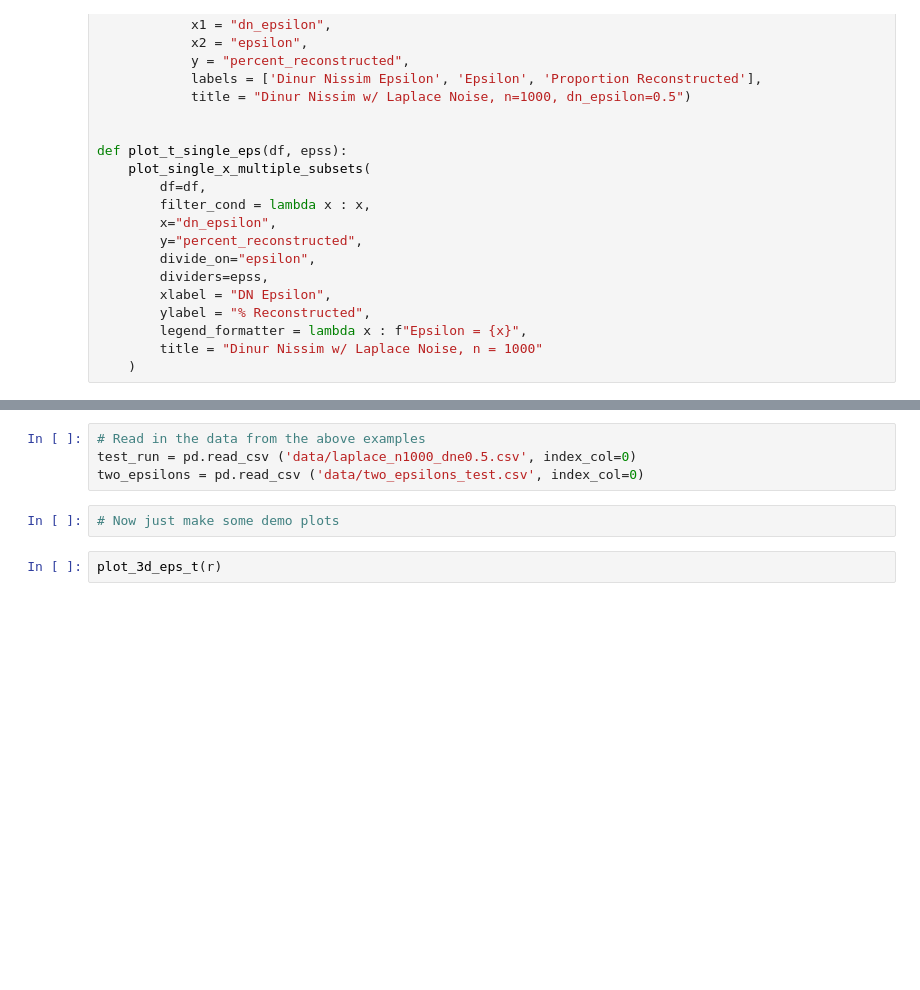
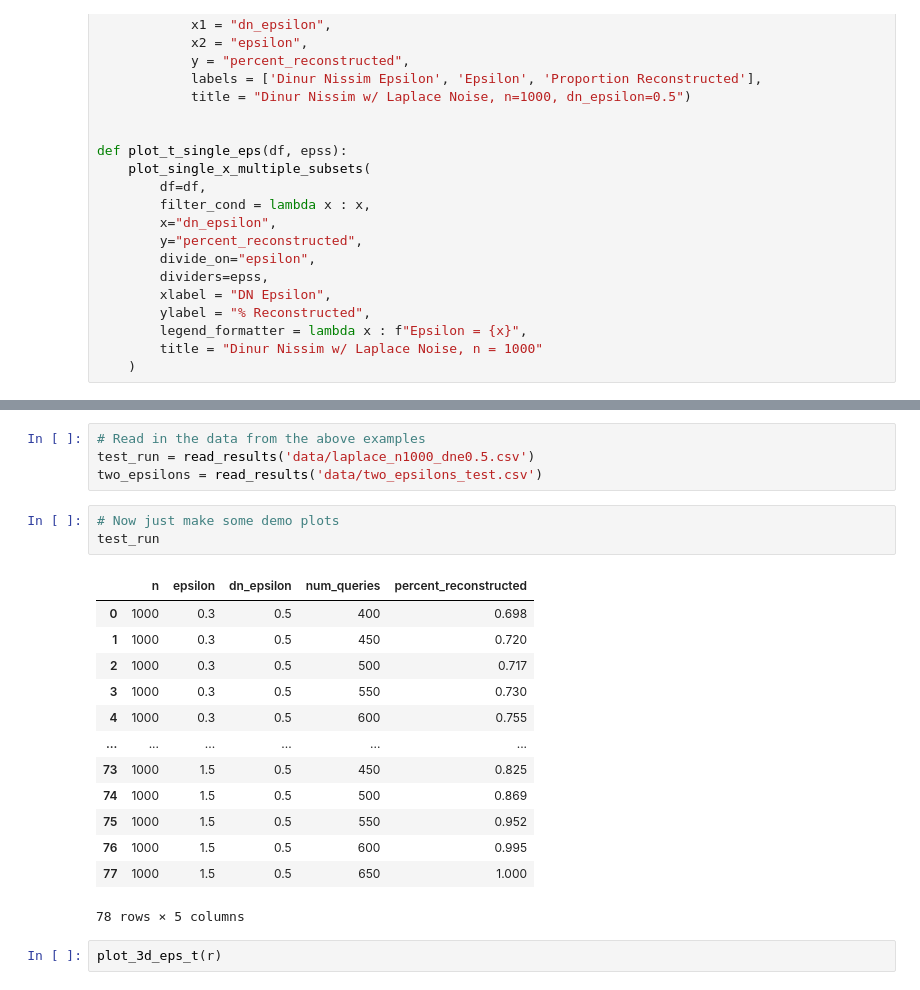
Before and after one commit to mgul999/cs226finalproject, a Jupyter notebook: 226 final project.ipynb, the cells around one changed output, grey strips where cells are left out. Drawn from its saved outputs; the diff is of its cells as text; blank space fills up the shorter version.

```diff
--- a/226 final project.ipynb
+++ b/226 final project.ipynb
@@ -282,9 +301,24 @@ def plot_t_single_eps(df, epss):
 # %%
 # Read in the data from the above examples
-test_run = pd.read_csv ('data/laplace_n1000_dne0.5.csv', index_col=0)
-two_epsilons = pd.read_csv ('data/two_epsilons_test.csv', index_col=0)
+test_run = read_results('data/laplace_n1000_dne0.5.csv')
+two_epsilons = read_results('data/two_epsilons_test.csv')
 # %%
 # Now just make some demo plots
+test_run
+# %% [output]
+|  | n | epsilon | dn_epsilon | num_queries | percent_reconstructed |
+| 0 | 1000 | 0.3 | 0.5 | 400 | 0.698 |
+| 1 | 1000 | 0.3 | 0.5 | 450 | 0.720 |
+| 2 | 1000 | 0.3 | 0.5 | 500 | 0.717 |
+| 3 | 1000 | 0.3 | 0.5 | 550 | 0.730 |
+| 4 | 1000 | 0.3 | 0.5 | 600 | 0.755 |
+| ... | ... | ... | ... | ... | ... |
+| 73 | 1000 | 1.5 | 0.5 | 450 | 0.825 |
+| 74 | 1000 | 1.5 | 0.5 | 500 | 0.869 |
+| 75 | 1000 | 1.5 | 0.5 | 550 | 0.952 |
+| 76 | 1000 | 1.5 | 0.5 | 600 | 0.995 |
+| 77 | 1000 | 1.5 | 0.5 | 650 | 1.000 |
+78 rows × 5 columns
 # %%
 plot_3d_eps_t(r)
 # %% [output]
```
Also changed, not shown: parts of 1 cell of this notebook.
